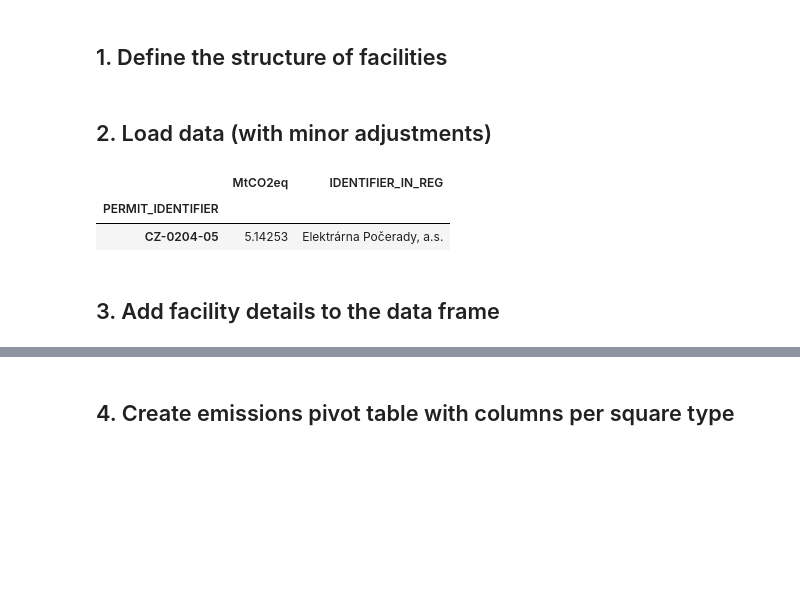
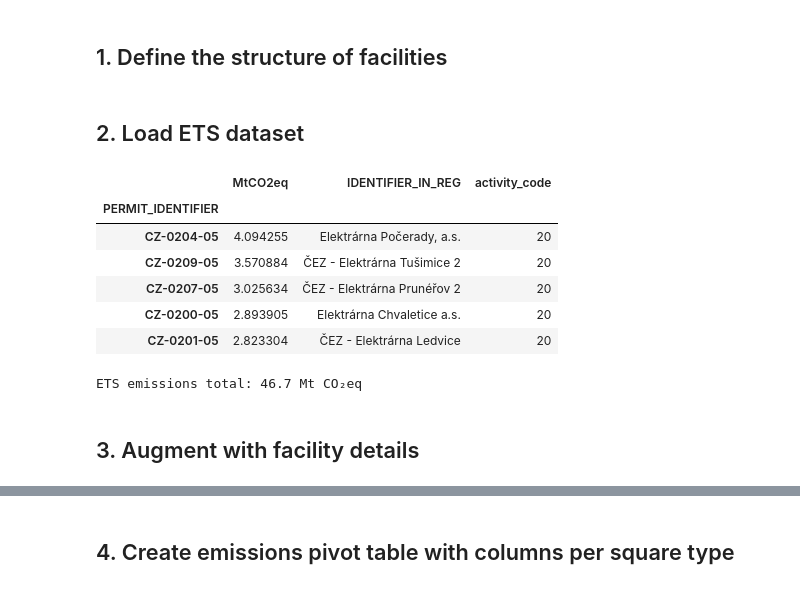
Before and after one commit to faktaoklimatu/data-analysis, a Jupyter notebook: notebooks/emissions-top-30-cr-emitters.ipynb, the cells around one changed output, grey strips where cells are left out. Cells and saved outputs as stored; diff of their text form; code cells hidden in the pictures; blank space fills up the shorter version.

```diff
--- a/notebooks/emissions-top-30-cr-emitters.ipynb
+++ b/notebooks/emissions-top-30-cr-emitters.ipynb
@@ -164,19 +64,33 @@ definition = [
 # %% [markdown]
-## 2. Load data (with minor adjustments)
+## 2. Load ETS dataset
 # %%
 def fix_allowance_df(df: pd.DataFrame) -> pd.DataFrame:
-    return df.rename(columns={"value": "MtCO2eq"}) \
-        .drop("MAIN_ACTIVITY_TYPE_CODE", axis=1)
+    return df.rename(
+        columns={
+            "MAIN_ACTIVITY_TYPE_CODE": "activity_code",
+            "value": "MtCO2eq",
+        }
+    )
 # %%
 allowances_df = fix_allowance_df(
     get_allowances_data(
-        YEAR, "CZ", None, "../data/EUA/verified_emissions_2022_en.xlsx"
+        YEAR, "CZ", None, DATASET_PATH
     )
 )
-allowances_df.head(1)
+
+allowances_df.sort_values(by="MtCO2eq", ascending=False).head()
 # %% [output]
-|  | MtCO2eq | IDENTIFIER_IN_REG |
-| PERMIT_IDENTIFIER |  |  |
-| CZ-0204-05 | 5.14253 | Elektrárna Počerady, a.s. |
+|  | MtCO2eq | IDENTIFIER_IN_REG | activity_code |
+| PERMIT_IDENTIFIER |  |  |  |
+| CZ-0204-05 | 4.094255 | Elektrárna Počerady, a.s. | 20 |
+| CZ-0209-05 | 3.570884 | ČEZ - Elektrárna Tušimice 2 | 20 |
+| CZ-0207-05 | 3.025634 | ČEZ - Elektrárna Prunéřov 2 | 20 |
+| CZ-0200-05 | 2.893905 | Elektrárna Chvaletice a.s. | 20 |
+| CZ-0201-05 | 2.823304 | ČEZ - Elektrárna Ledvice | 20 |
+# %%
+total_ets_emissions_mtco2eq = allowances_df.MtCO2eq.sum()
+print(f"ETS emissions total: {total_ets_emissions_mtco2eq:.1f} Mt CO₂eq")
+# %% [output]
+ETS emissions total: 46.7 Mt CO₂eq
 # %% [markdown]
-## 3. Add facility details to the data frame
+## 3. Augment with facility details
```
Also changed, not shown: parts of 24 cells of this notebook, 1 other file.
